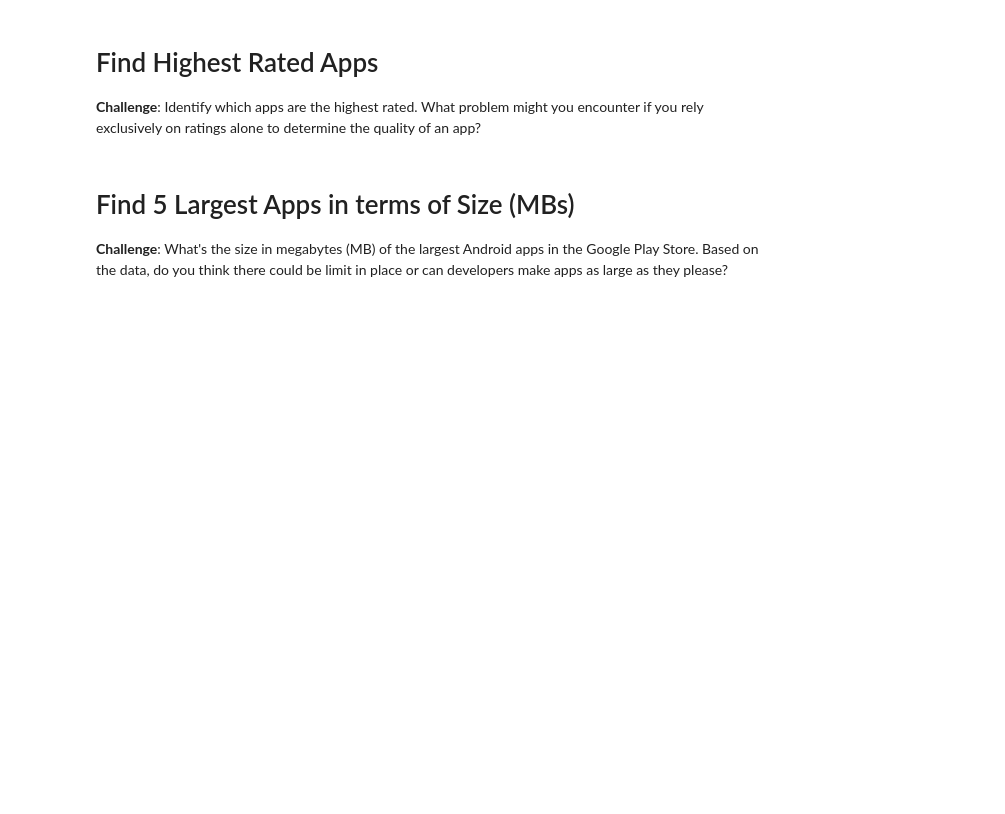
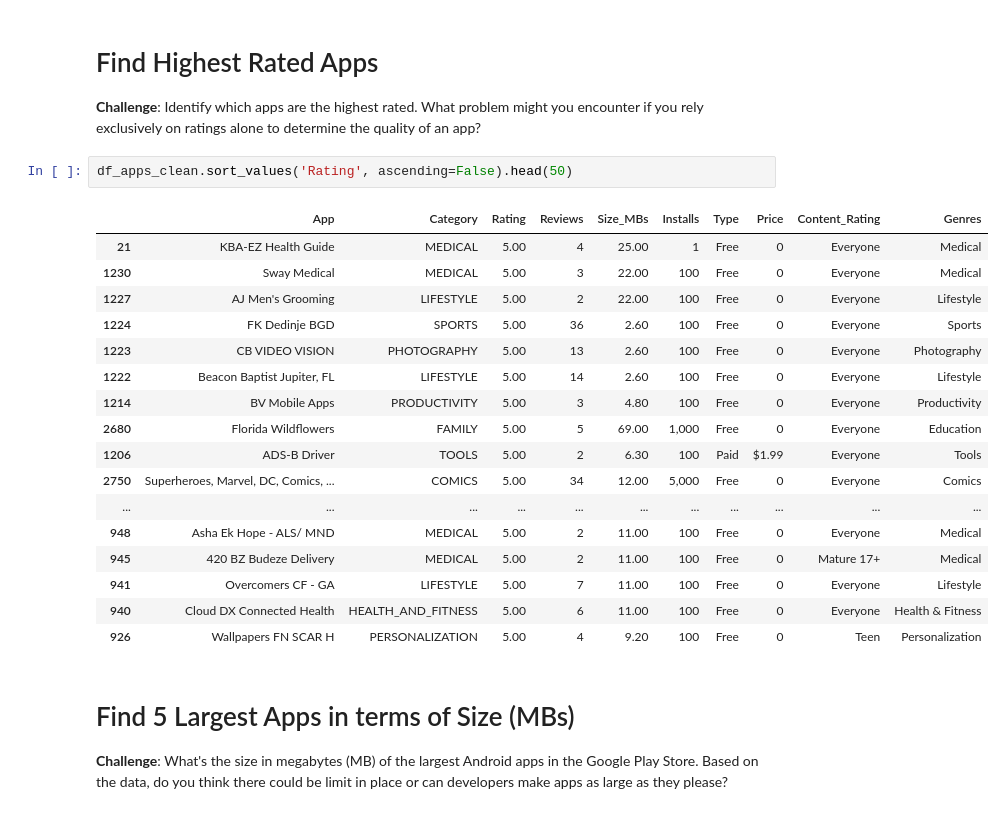
Before and after one commit to krook98/Google-Store-Data-Science-, a Jupyter notebook: Google Play Store App Analytics (start).ipynb, the cells around one changed output. Drawn from its saved outputs; the diff is of its cells as text; blank space fills up the shorter version.

```diff
--- a/Google Play Store App Analytics (start).ipynb
+++ b/Google Play Store App Analytics (start).ipynb
@@ -93,6 +94,26 @@ df_apps_clean.shape
 # Find Highest Rated Apps
 
 **Challenge**: Identify which apps are the highest rated. What problem might you encounter if you rely exclusively on ratings alone to determine the quality of an app?
+# %%
+df_apps_clean.sort_values('Rating', ascending=False).head(50)
+# %% [output]
+|  | App | Category | Rating | Reviews | Size_MBs | Installs | Type | Price | Content_Rating | Genres |
+| 21 | KBA-EZ Health Guide | MEDICAL | 5.00 | 4 | 25.00 | 1 | Free | 0 | Everyone | Medical |
+| 1230 | Sway Medical | MEDICAL | 5.00 | 3 | 22.00 | 100 | Free | 0 | Everyone | Medical |
+| 1227 | AJ Men's Grooming | LIFESTYLE | 5.00 | 2 | 22.00 | 100 | Free | 0 | Everyone | Lifestyle |
+| 1224 | FK Dedinje BGD | SPORTS | 5.00 | 36 | 2.60 | 100 | Free | 0 | Everyone | Sports |
+| 1223 | CB VIDEO VISION | PHOTOGRAPHY | 5.00 | 13 | 2.60 | 100 | Free | 0 | Everyone | Photography |
+| 1222 | Beacon Baptist Jupiter, FL | LIFESTYLE | 5.00 | 14 | 2.60 | 100 | Free | 0 | Everyone | Lifestyle |
+| 1214 | BV Mobile Apps | PRODUCTIVITY | 5.00 | 3 | 4.80 | 100 | Free | 0 | Everyone | Productivity |
+| 2680 | Florida Wildflowers | FAMILY | 5.00 | 5 | 69.00 | 1,000 | Free | 0 | Everyone | Education |
+| 1206 | ADS-B Driver | TOOLS | 5.00 | 2 | 6.30 | 100 | Paid | $1.99 | Everyone | Tools |
+| 2750 | Superheroes, Marvel, DC, Comics, ... | COMICS | 5.00 | 34 | 12.00 | 5,000 | Free | 0 | Everyone | Comics |
+| ... | ... | ... | ... | ... | ... | ... | ... | ... | ... | ... |
+| 948 | Asha Ek Hope - ALS/ MND | MEDICAL | 5.00 | 2 | 11.00 | 100 | Free | 0 | Everyone | Medical |
+| 945 | 420 BZ Budeze Delivery | MEDICAL | 5.00 | 2 | 11.00 | 100 | Free | 0 | Mature 17+ | Medical |
+| 941 | Overcomers CF - GA | LIFESTYLE | 5.00 | 7 | 11.00 | 100 | Free | 0 | Everyone | Lifestyle |
+| 940 | Cloud DX Connected Health | HEALTH_AND_FITNESS | 5.00 | 6 | 11.00 | 100 | Free | 0 | Everyone | Health & Fitness |
+| 926 | Wallpapers FN SCAR H | PERSONALIZATION | 5.00 | 4 | 9.20 | 100 | Free | 0 | Teen | Personalization |
 # %% [markdown]
 # Find 5 Largest Apps in terms of Size (MBs)
 
```
Also changed, not shown: parts of 22 cells of this notebook.
